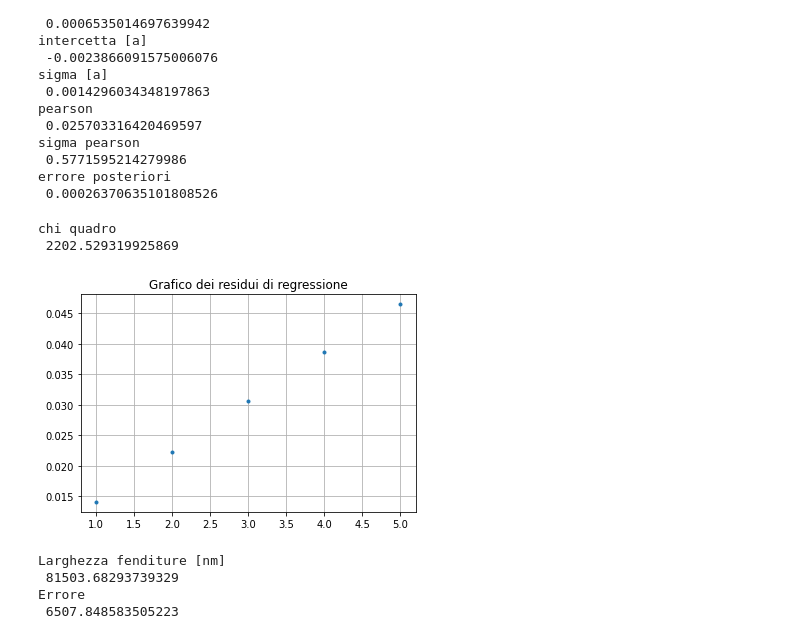
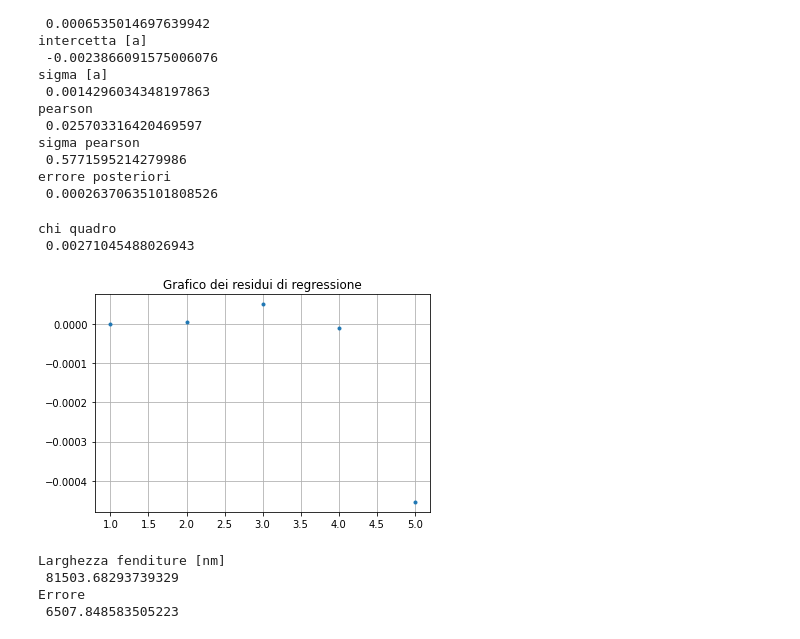
Before and after one commit to albertos-2002/SF2, a Jupyter notebook: ottica_fisica/Ottica_fisica_(interferenza_e_diffrazione).ipynb, the cells around one changed output. Cells and saved outputs as stored; diff of their text form; code cells hidden in the pictures.

```diff
--- a/ottica_fisica/Ottica_fisica_(interferenza_e_diffrazione).ipynb
+++ b/ottica_fisica/Ottica_fisica_(interferenza_e_diffrazione).ipynb
@@ -908,8 +908,8 @@ import matplotlib.pyplot as plt
 x = list(ascissa_1f_neg)
 y = list(vertici_sen_1f_neg)
 sigma = list(sigma_vertici_sen_1f_neg)
-intercetta = 0
-pendenza = 0
+intercetta = 0.0024747664529213564
+pendenza = 0.00823455126600866
 dimensione = len(y)
 
 #calcolo del riferimento
@@ -1122,43 +1122,43 @@ import matplotlib.pyplot as plt
 x = list(ascissa_1f_pos)
 y = list(vertici_sen_1f_pos)
 sigma = list(sigma_vertici_sen_1f_pos)
-intercetta = 0
-pendenza = 0
+intercetta = -0.0023866091575006076
+pendenza = 0.008220487416681008
 dimensione = len(y)
 
 #calcolo del riferimento
 y_ref = []
 for i in x:
 	dummy_1 = 0
 	dummy_1 = (i*pendenza) + intercetta
 	y_ref.append(dummy_1)
 
 #calcolo del chi quadro
 vettore_scarti_quadratici = []
 vettore_scarti = []
 for i in range(dimensione):
 	dummy_2 = 0
 	dummy_3 = 0
 	dummy_4 = 0
 	dummy_2 = y[i] - y_ref[i]
 	dummy_3 = dummy_2 / sigma[i]
 	dummy_4 = dummy_3**2
 	vettore_scarti_quadratici.append(dummy_4)
 	vettore_scarti.append(dummy_2)
 
 chi_quadro = sum(vettore_scarti_quadratici)
 print("chi quadro \n", chi_quadro)
 
 #print del grafico degli scarti
 ascisse = range(1,dimensione+1,1)
 
 plt.plot(ascisse, vettore_scarti, marker=".", linestyle="none")
 plt.title("Grafico dei residui di regressione")
 plt.grid()
 # %% [output]
 chi quadro
- 2202.529319925869
+ 0.00271045488026943
-[figure, old version]
+[figure, new version]
 # %%
 pendenza = 0.008220487416681008
 sigma_pendenza = 0.0006535014697639942
```
Also changed, not shown: parts of 12 cells of this notebook.
